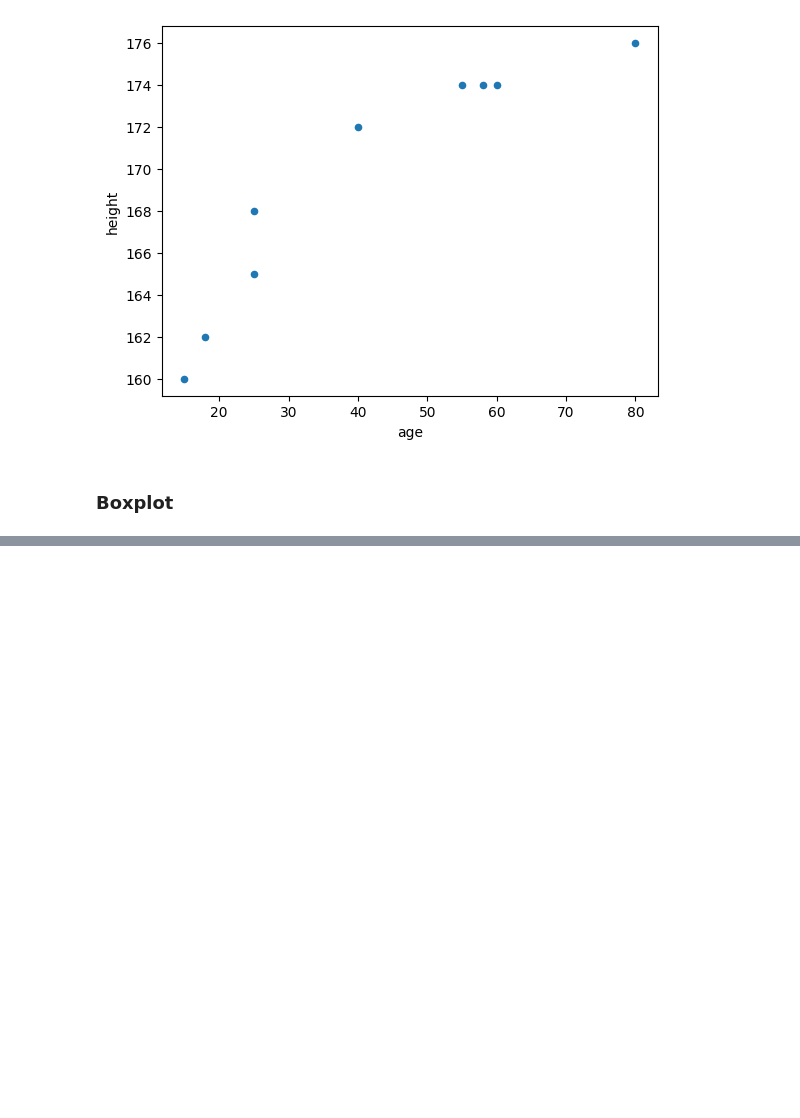
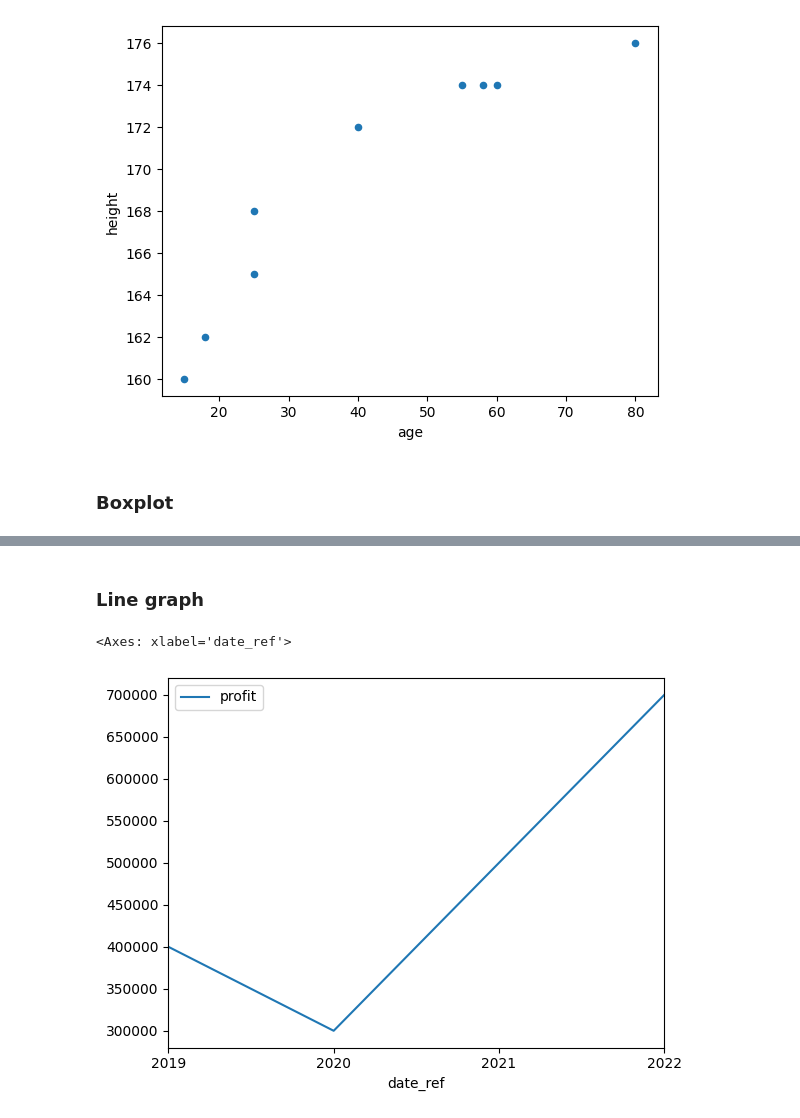
Before and after one commit to gabrieldasneves/AI-self_study, a Jupyter notebook: statistic/statistic.ipynb, the cells around one changed output, grey strips where cells are left out. Saved outputs shown, nothing was run; the diff lists cells and outputs as text; code cells hidden in the pictures; blank space fills up the shorter version.

```diff
--- a/statistic/statistic.ipynb
+++ b/statistic/statistic.ipynb
@@ -148,0 +154,13 @@ dfDictMeasures.plot.scatter(x='age',y='height')
+# %% [markdown]
+### Line graph
+# %%
+dictProfits = {
+    'date_ref':['2019-01-01','2020-01-01','2021-01-01','2022-01-01'],
+    'profit':[400000,300000,500000,700000]
+}
+dfProfits = pd.DataFrame.from_dict(dictProfits)
+dfProfits['date_ref'] = pd.to_datetime(dfProfits['date_ref'])
+dfProfits.plot.line(x='date_ref',y='profit')
+# %% [output]
+<Axes: xlabel='date_ref'>
+[figure, added]
```
Also changed, not shown: parts of 1 cell of this notebook.
